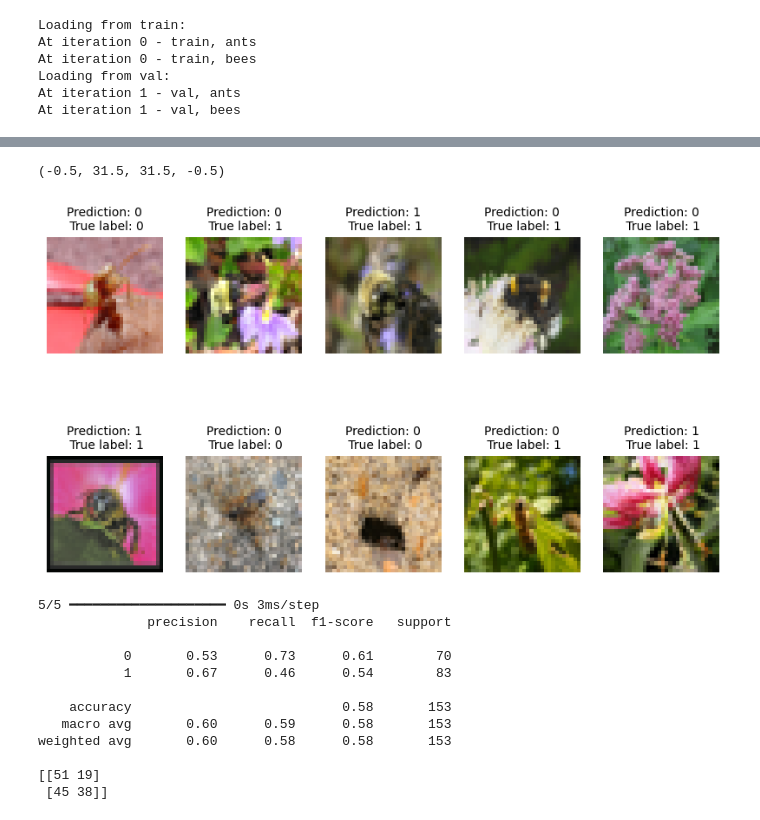
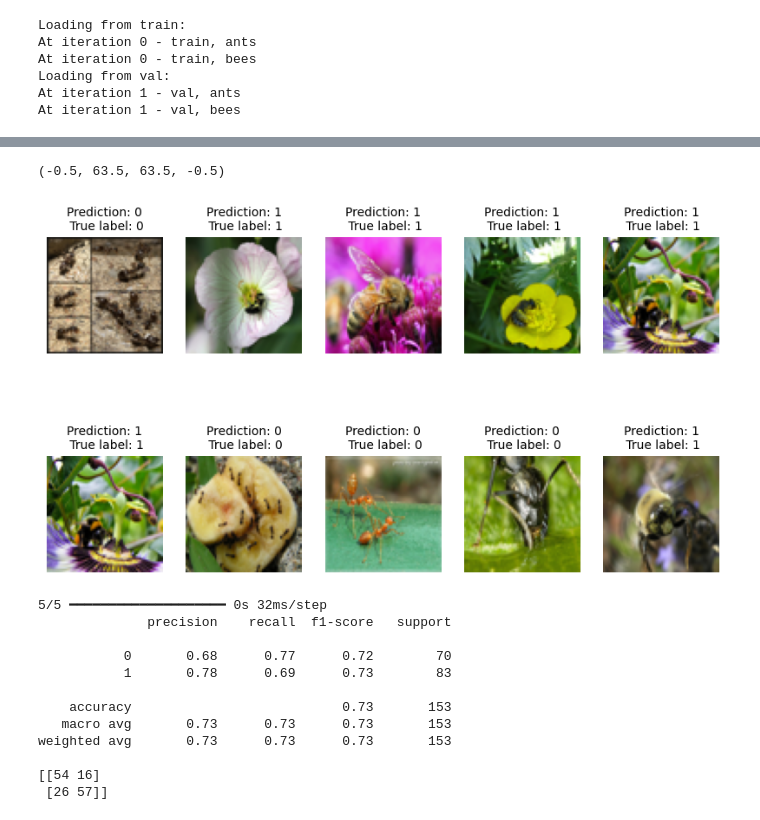
Before and after one commit to H-devigner/deep_learning_projects, a Jupyter notebook: Hymenoptera_with_CNN.ipynb, the cells around one changed output, grey strips where cells are left out. Cells and saved outputs as stored; diff of their text form; code cells hidden in the pictures.

Commit message:
some model hyperparameter tunning, result 73% in accuracy

```diff
--- a/Hymenoptera_with_CNN.ipynb
+++ b/Hymenoptera_with_CNN.ipynb
@@ -20,7 +20,7 @@ def load_images_from_folder(folder_path):
       for file in os.listdir(subfolder_2_path):
         image_path = os.path.join(subfolder_2_path, file)
         try:
-          image = Image.open(image_path).convert('RGB').resize((32, 32))
+          image = Image.open(image_path).convert('RGB').resize((64, 64))
           image = np.array(image)
           if iteration == 0:
             train_images.append(image)
@@ -62,18 +62,25 @@ Text(0.5, 1.0, '0')
 from tensorflow.keras.models import Sequential
 from tensorflow.keras.layers import Dense, Flatten, Convolution2D, MaxPooling2D, Dropout
 
-input_shape = (32, 32, 3)
+input_shape = (64, 64, 3)
 model = Sequential()
-model.add(Convolution2D(filters=32, kernel_size=(3, 3), activation='relu', input_shape=input_shape))
+model.add(Convolution2D(filters=64, kernel_size=(7, 7), activation='relu', input_shape=input_shape))
 model.add(MaxPooling2D(pool_size=(3, 3)))
-model.add(Convolution2D(filters=32, kernel_size=(3, 3), activation='relu'))
+model.add(Convolution2D(filters=64, kernel_size=(5, 5), activation='relu'))
+model.add(MaxPooling2D(pool_size=(3, 3)))
+model.add(Convolution2D(filters=64, kernel_size=(3, 3), activation='relu'))
 model.add(MaxPooling2D(pool_size=(3, 3)))
 model.add(Flatten())
 model.add(Dense(units=128, activation='relu'))
 model.add(Dropout(0.3))
+model.add(Dense(units=64, activation='relu'))
+model.add(Dropout(0.2))
 model.add(Dense(units=1, activation='sigmoid'))
 # %%
-model.compile(loss=tensorflow.keras.losses.BinaryCrossentropy(), optimizer='adam', metrics=['accuracy'])
+model.compile(
+  loss=tensorflow.keras.losses.BinaryCrossentropy(),
+  optimizer=tensorflow.keras.optimizers.Adam(),
+  metrics=['accuracy'])
 # %%
-model.fit(train_images, train_labels, batch_size=32, epochs=100)
+history = model.fit(train_images, train_labels, batch_size=32, epochs=200, validation_data=(test_images, test_labels))
 # %% [output]
@@ -104,7 +132,7 @@ loss, accuracy = model.evaluate(test_images, test_labels)
 plt.figure(figsize=(10, 6))
 for i in range(10):
   rand_index = np.random.randint(len(test_images))
-  image_as_batch = test_images[rand_index].reshape(1, 32, 32, 3)
+  image_as_batch = test_images[rand_index].reshape(1, 64, 64, 3)
   prediction = [1 if model.predict(image_as_batch) > 0.5 else 0]
   plt.subplot(2, 5, i + 1)
   plt.imshow(test_images[rand_index])
@@ -126,5 +154,5 @@ plt.axis('off')
-(-0.5, 31.5, 31.5, -0.5)
+(-0.5, 63.5, 63.5, -0.5)
-[figure, old version]
+[figure, new version]
 # %%
 from sklearn.metrics import classification_report, confusion_matrix
 predictions = model.predict(test_images)
@@ -133,15 +161,15 @@ print(classification_report(test_labels, predictions))
 print(confusion_matrix(test_labels, predictions))
 # it's not actually a perfect model since the data lackage!
 # %% [output]
-5/5 ━━━━━━━━━━━━━━━━━━━━ 0s 3ms/step
+5/5 ━━━━━━━━━━━━━━━━━━━━ 0s 32ms/step
               precision    recall  f1-score   support
 
-           0       0.53      0.73      0.61        70
-           1       0.67      0.46      0.54        83
+           0       0.68      0.77      0.72        70
+           1       0.78      0.69      0.73        83
 
-    accuracy                           0.58       153
-   macro avg       0.60      0.59      0.58       153
-weighted avg       0.60      0.58      0.58       153
+    accuracy                           0.73       153
+   macro avg       0.73      0.73      0.73       153
+weighted avg       0.73      0.73      0.73       153
 
-[[51 19]
- [45 38]]
+[[54 16]
+ [26 57]]
```
Also changed, not shown: parts of 6 cells of this notebook.
